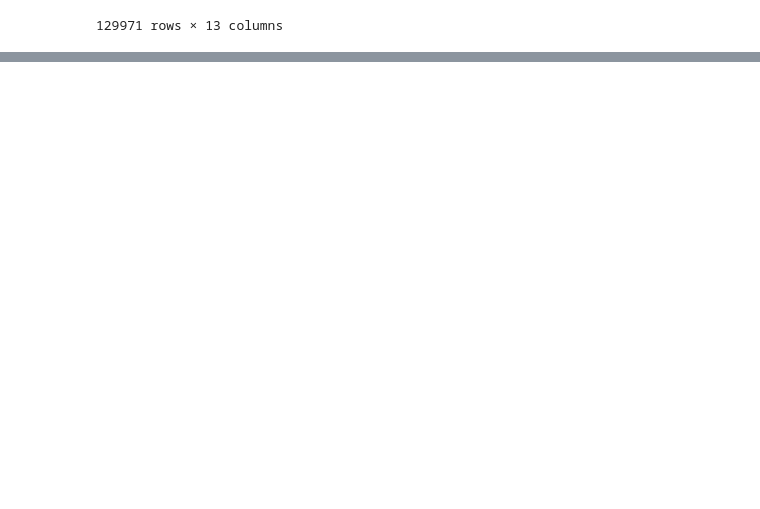
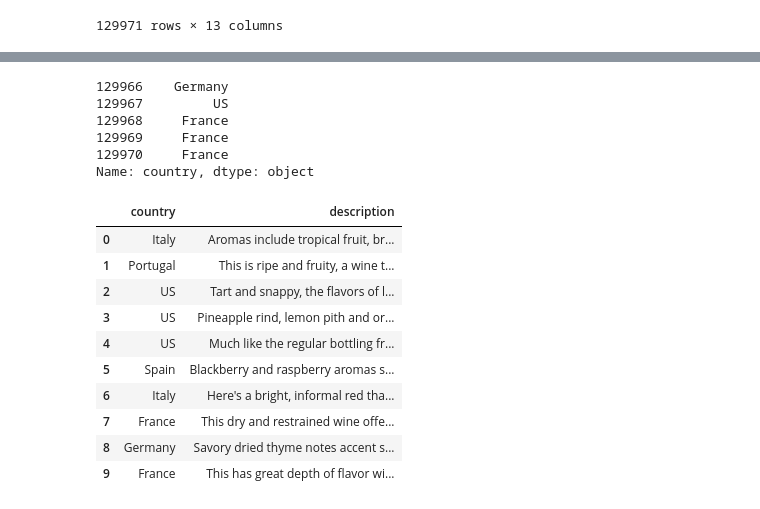
Before and after one commit to Govind-Patwal/My_Testing_Corner_at_GitHub, a Jupyter notebook: KaggleCourse/Pandas/Untitled1.ipynb, the cells around one changed output, grey strips where cells are left out. Cells and saved outputs as stored; diff of their text form; code cells hidden in the pictures; blank space fills up the shorter version.

```diff
--- a/KaggleCourse/Pandas/Untitled1.ipynb
+++ b/KaggleCourse/Pandas/Untitled1.ipynb
@@ -89,0 +138,27 @@ df2
+# %%
+df2['country'][-5:]
+# %% [output]
+129966    Germany
+129967         US
+129968     France
+129969     France
+129970     France
+Name: country, dtype: object
+# %%
+# indexing in pandas - iloc and loc
+# iloc is indexing based
+# loc is name based
+
+df2.iloc[:10,:2]
+# %% [output]
+|  | country | description |
+| 0 | Italy | Aromas include tropical fruit, br... |
+| 1 | Portugal | This is ripe and fruity, a wine t... |
+| 2 | US | Tart and snappy, the flavors of l... |
+| 3 | US | Pineapple rind, lemon pith and or... |
+| 4 | US | Much like the regular bottling fr... |
+| 5 | Spain | Blackberry and raspberry aromas s... |
+| 6 | Italy | Here's a bright, informal red tha... |
+| 7 | France | This dry and restrained wine offe... |
+| 8 | Germany | Savory dried thyme notes accent s... |
+| 9 | France | This has great depth of flavor wi... |
```
Also changed, not shown: parts of 4 cells of this notebook, 2 other files.
